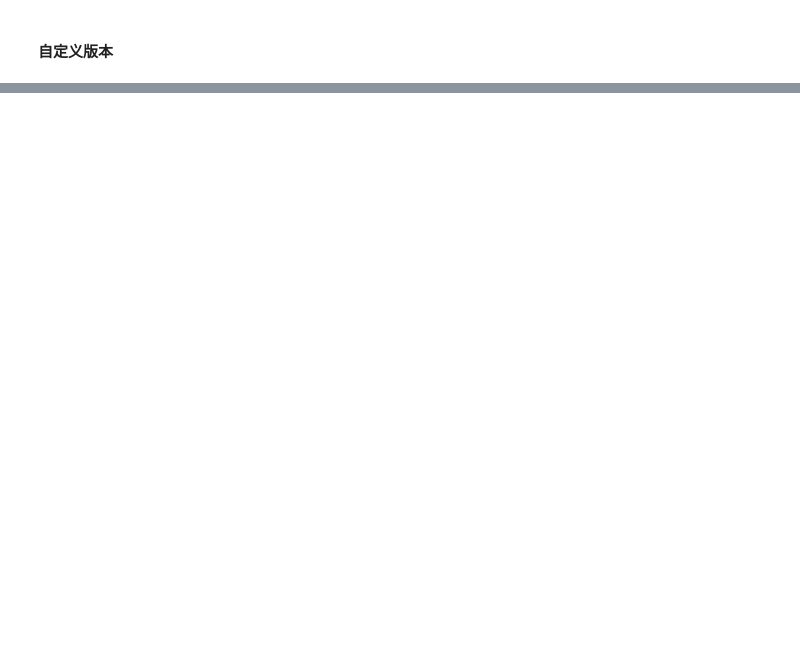
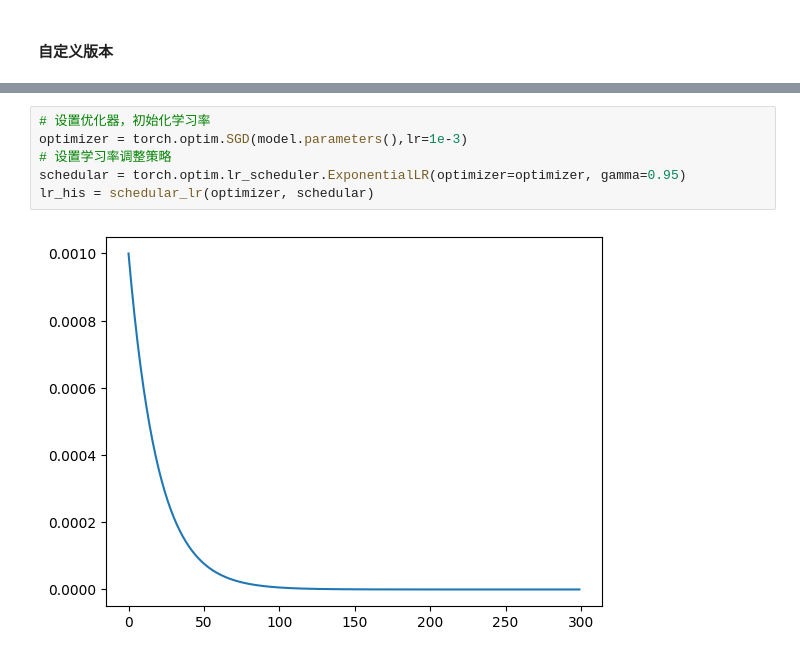
Before and after one commit to werwolves/learning_pytorch, a Jupyter notebook: PyTorch_Tutorial-master/Code/5_学习率调整策略举例/3-自定义学习率.ipynb, the cells around one changed output, grey strips where cells are left out. Drawn from its saved outputs; the diff is of its cells as text; blank space fills up the shorter version.

```diff
--- a/PyTorch_Tutorial-master/Code/5_学习率调整策略举例/3-自定义学习率.ipynb
+++ b/PyTorch_Tutorial-master/Code/5_学习率调整策略举例/3-自定义学习率.ipynb
@@ -56,0 +65,8 @@ lr_his = schedular_lr(optimizer2, scheduler2)
+# %%
+# 设置优化器，初始化学习率
+optimizer = torch.optim.SGD(model.parameters(),lr=1e-3)
+# 设置学习率调整策略
+schedular = torch.optim.lr_scheduler.ExponentialLR(optimizer=optimizer, gamma=0.95)
+lr_his = schedular_lr(optimizer, schedular)
+# %% [output]
+[figure, added]
```
Also changed, not shown: parts of 4 cells of this notebook, 3 other files.
